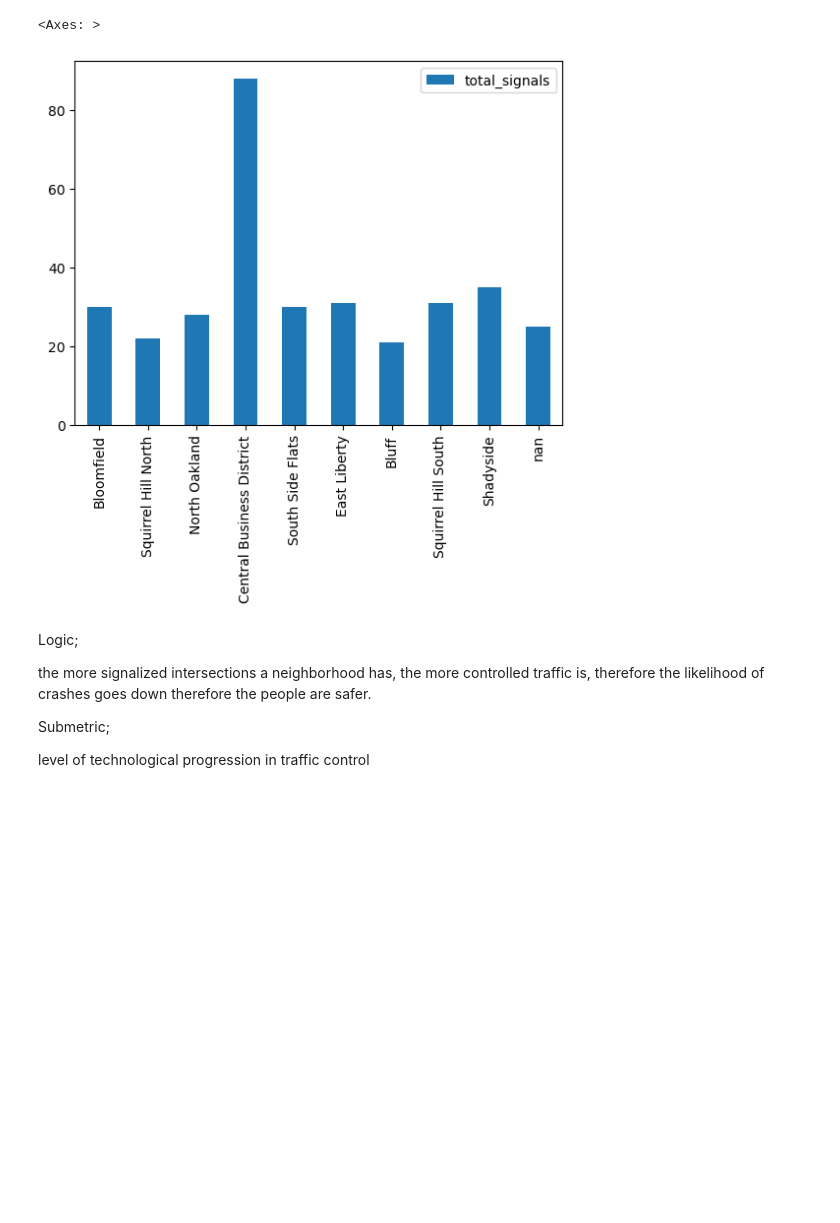
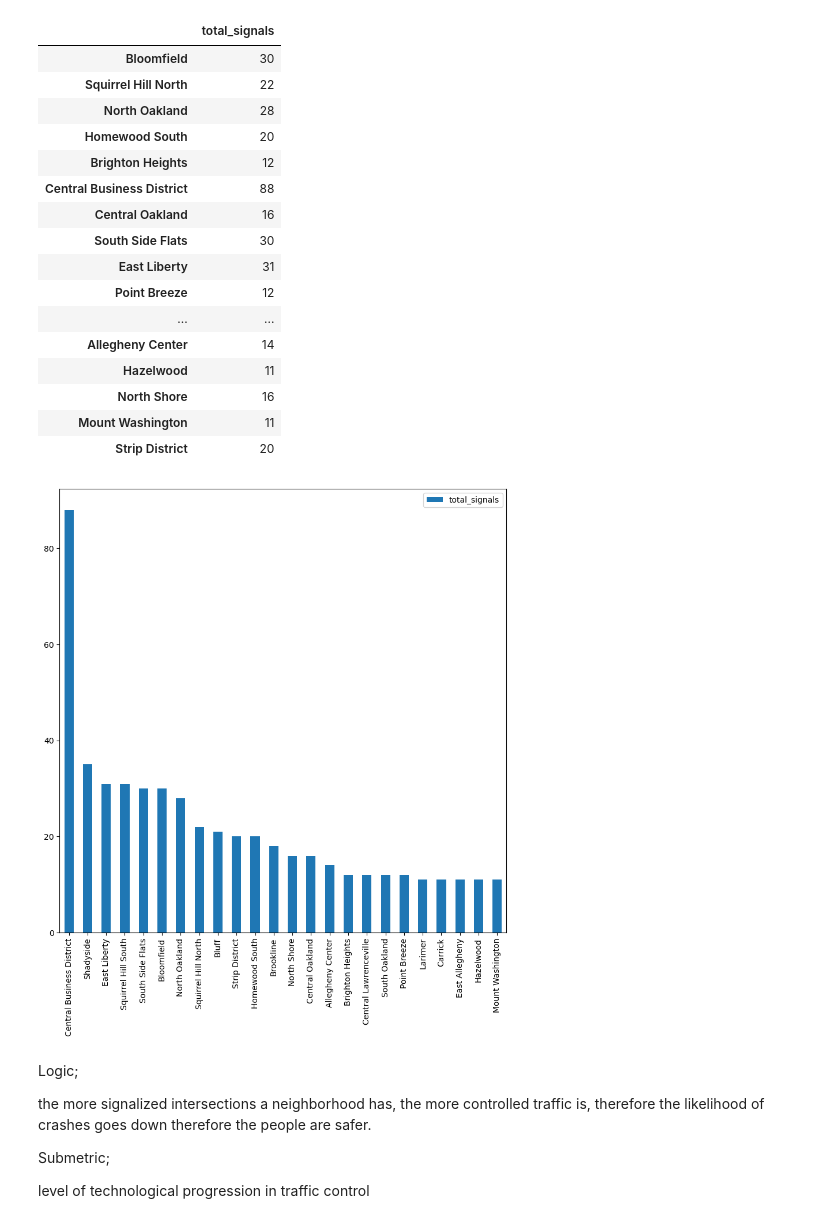
Before and after one commit to pollynaneva/finalneighborhoodproject, a Jupyter notebook: VeronikaData/SignalizedIntersections.ipynb, the cells around one changed output. Saved outputs shown, nothing was run; the diff lists cells and outputs as text; code cells hidden in the pictures; blank space fills up the shorter version.

Commit message:
sorted my bar graph

```diff
--- a/VeronikaData/SignalizedIntersections.ipynb
+++ b/VeronikaData/SignalizedIntersections.ipynb
@@ -1,28 +7,52 @@
 # %%
 #count the amount of signalized intersections per neighborhood
 
 import pandas as pd
+import matplotlib.pyplot as plt
 
 signalInter = pd.read_csv("SignalizedIntersections.csv",)
 neighborhoodDict = dict()
 
 for value, row in signalInter.iterrows():
     neighborhood = row["neighborhood"]
-    if neighborhood in neighborhoodDict:
+    if neighborhood in neighborhoodDict and pd.notna(neighborhood):
         neighborhoodDict[neighborhood] += 1
     else:
         neighborhoodDict[neighborhood] = 1
 
 dataFrameSums = pd.Series(neighborhoodDict)
+
 dataFrameSums= {'total_signals':dataFrameSums}
 dataFrameSums=pd.DataFrame(dataFrameSums)
 
-reduced = dataFrameSums[dataFrameSums["total_signals"]>20]
+reduced = dataFrameSums[dataFrameSums["total_signals"]>10]
+increasingSorted = reduced.sort_values(by = 'total_signals', ascending = False)
+#plot a bar graph
 
-reduced.plot.bar()
+increasingSorted.plot.bar(figsize=(10, 10))
+
+
+
+reduced.head(24)
 # %% [output]
-<Axes: >
+|  | total_signals |
+| Bloomfield | 30 |
+| Squirrel Hill North | 22 |
+| North Oakland | 28 |
+| Homewood South | 20 |
+| Brighton Heights | 12 |
+| Central Business District | 88 |
+| Central Oakland | 16 |
+| South Side Flats | 30 |
+| East Liberty | 31 |
+| Point Breeze | 12 |
+| ... | ... |
+| Allegheny Center | 14 |
+| Hazelwood | 11 |
+| North Shore | 16 |
+| Mount Washington | 11 |
+| Strip District | 20 |
-[figure, old version]
+[figure, new version]
 # %% [markdown]
 Logic;
 
```
Also changed, not shown: parts of 1 cell of this notebook, 1 other file.
